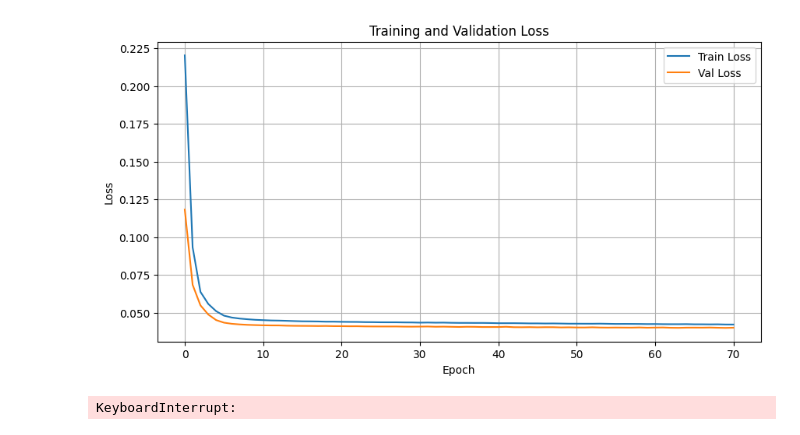
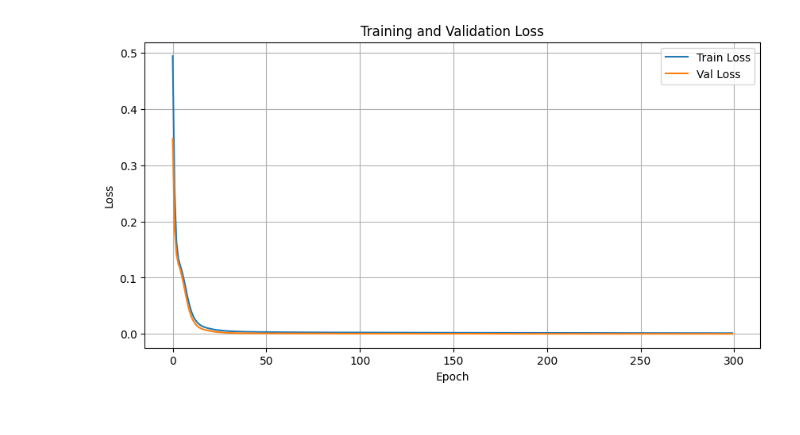
Before and after one commit to koutsavd/GeometryEncoderTorchGeom, a Jupyter notebook: AutoEncoder.ipynb, the cells around one changed output. Saved outputs shown, nothing was run; the diff lists cells and outputs as text; code cells hidden in the pictures.

```diff
--- a/AutoEncoder.ipynb
+++ b/AutoEncoder.ipynb
@@ -84,3 +84,38 @@ class GraphAutoEncoder(torch.nn.Module):
+# %%
+class GraphAutoEncoder(torch.nn.Module):
+    def __init__(self, in_channels, hidden_channels, latent_dim):
+        super().__init__()
+        self.encoder = Sequential(
+            SAGEConv(in_channels, hidden_channels), ReLU(),
+            SAGEConv(hidden_channels, 2*hidden_channels), ReLU(),
+            SAGEConv(2*hidden_channels, 4*hidden_channels), ReLU()
+        )
+        self.encoder_lin = Sequential(
+            Linear(4*hidden_channels, latent_dim), ReLU(), Dropout(p=0.2))
+        self.decoder_lin = Sequential(
+            Linear(latent_dim, hidden_channels), ReLU(),
+            Linear(hidden_channels, in_channels)
+        )
+
+    def encode(self, x, edge_index, batch=None):
+        for layer in self.encoder:
+            if isinstance(layer, MessagePassing):
+                x = layer(x, edge_index)
+            else:
+                x = layer(x)
+        z = self.encoder_lin(x)
+        if batch is None:
+            batch = torch.zeros(x.size(0), dtype=torch.long, device=x.device)
+        z_graph = global_mean_pool(z, batch)
+        return z, z_graph
+
+    def decode(self, z):
+        return self.decoder_lin(z)
+
+    def forward(self, x, edge_index, batch=None):
+        z, z_graph = self.encode(x, edge_index, batch)
+        x_hat = self.decode(z)
+        return z, x_hat, z_graph
 # %%
 
 # === Training loop ===
@@ -219,35 +266,34 @@ val_set = CarGraphDataset(path, indices=val_idx)
 test_set = CarGraphDataset(path, indices=test_idx)
 
 train_loader = DataLoader(train_set, batch_size=8, shuffle=True)
 val_loader = DataLoader(val_set, batch_size=8)
 test_loader = DataLoader(test_set, batch_size=8)
 
 device = torch.device("cuda" if torch.cuda.is_available() else "cpu")
-model = GraphAutoEncoder(in_channels=8, hidden_channels=64, latent_dim=256).to(device)
-optimizer = torch.optim.Adam(model.parameters(), lr=1e-3)
+model = GraphAutoEncoder(in_channels=8, hidden_channels=32, latent_dim=256).to(device)
+optimizer = torch.optim.Adam(model.parameters(), lr=1e-4)
 
 writer = SummaryWriter(log_dir="runs/graph_ae")
 best_val_loss = float("inf")
 os.makedirs("checkpoints", exist_ok=True)
 
 train_losses = []
 val_losses = []
 
-for epoch in range(1, 101):
+for epoch in range(1, 301):
     train_loss = run_epoch(model, train_loader, optimizer, device, train=True)
     val_loss = run_epoch(model, val_loader, optimizer, device, train=False)
 
     train_losses.append(train_loss)
     val_losses.append(val_loss)
 
     writer.add_scalars("Loss", {"train": train_loss, "val": val_loss}, epoch)
     print(f"Epoch {epoch:03d} | Train Loss: {train_loss:.4f} | Val Loss: {val_loss:.4f}")
     plot_losses(train_losses, val_losses)
 
     if val_loss < best_val_loss:
         best_val_loss = val_loss
         torch.save(model.state_dict(), "checkpoints/best_model.pt")
 # %% [output]
 [interactive output not drawn]
-[figure, old version]
+[figure, new version]
-KeyboardInterrupt:
```
Also changed, not shown: parts of 8 cells of this notebook, 4 other files.
